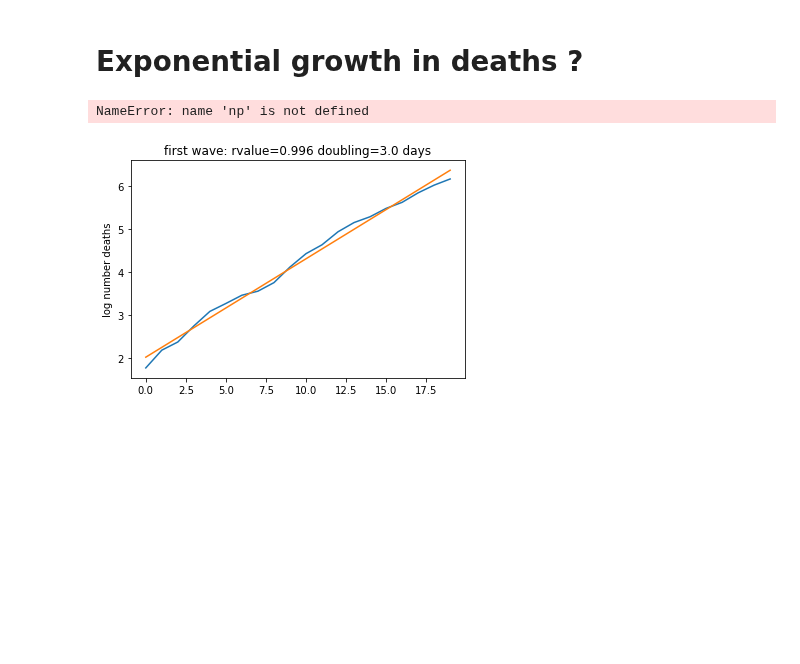
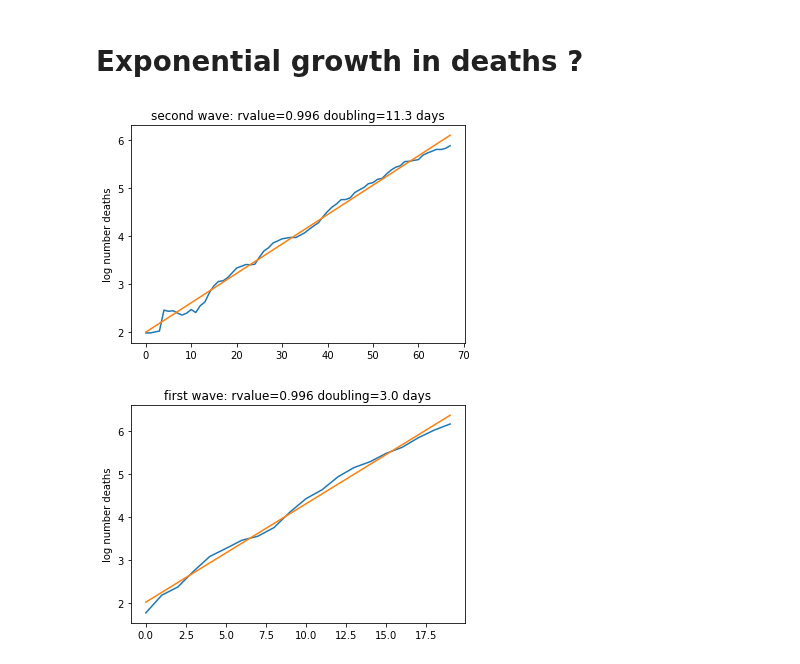
Before and after one commit to macbuse/macbuse.github.io, a Jupyter notebook: PROG/uk.ipynb, the cells around one changed output. Saved outputs shown, nothing was run; the diff lists cells and outputs as text; code cells hidden in the pictures; blank space fills up the shorter version.

```diff
--- a/PROG/uk.ipynb
+++ b/PROG/uk.ipynb
@@ -184,25 +186,25 @@ plt.show()
 # %%
 from scipy import stats
 
 def regression_gph(Y, label='wave'):
 
 
     X = np.arange(len(Y))
 
     #plot raw data
     plt.plot(X,Y);
 
     #do regression
     coeffs = stats.linregress(X,Y)
     a,b = coeffs.slope, coeffs.intercept
 
     #plot regression curve
     plt.plot( X[[0,-1]], a*X[[0,-1]] + b)
     plt.title('{}: rvalue={:.3f} doubling={:.1f} days'.format(label ,coeffs.rvalue, np.log(2)/a) )
     plt.ylabel('log number deaths')
 
-Y =  np.log(smooth_deaths[180:-6].tolist())
+Y =  np.log(smooth_deaths[225:-6].tolist())
 regression_gph(Y, label='second wave')
 # %% [output]
-NameError: name 'np' is not defined
+[figure, added]
 # %%
```
Also changed, not shown: parts of 14 cells of this notebook.
